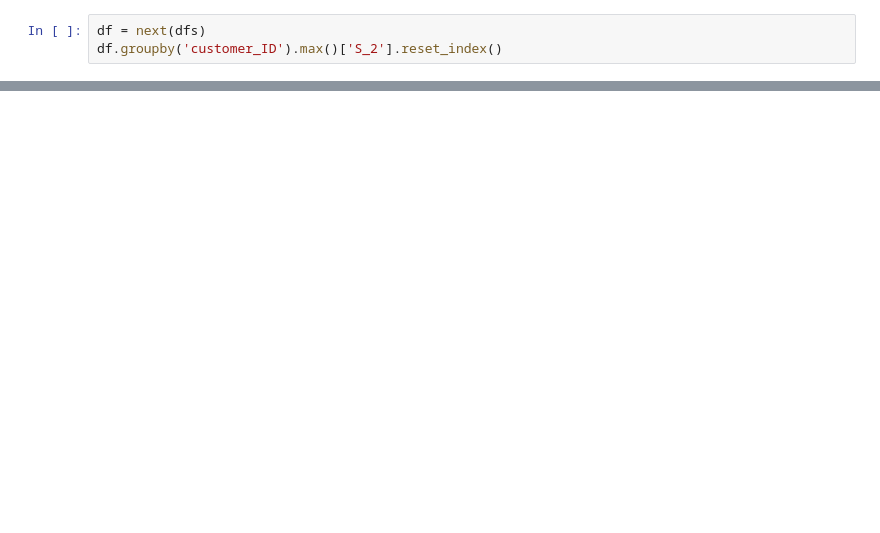
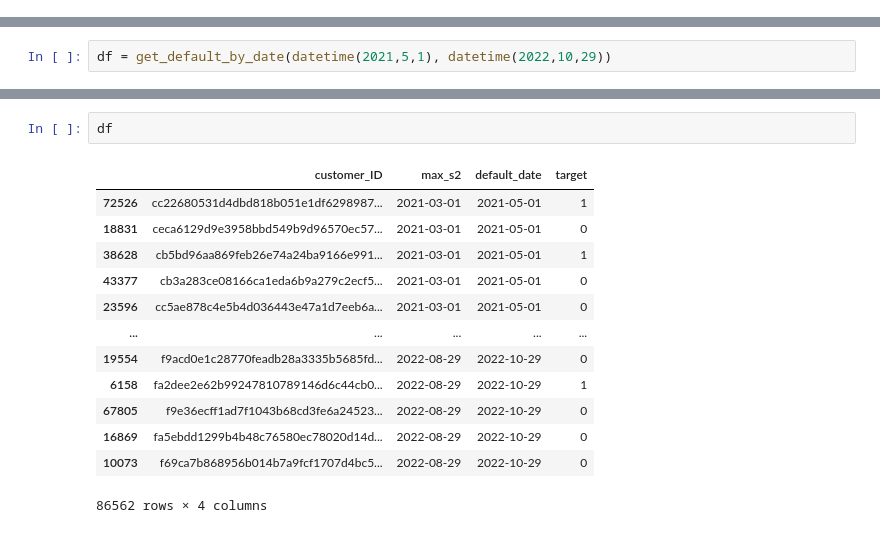
Before and after one commit to kenghooi-teoh/skyteam-zenml, a Jupyter notebook: notebook/test_sql.ipynb, the cells around one changed output, grey strips where cells are left out. Drawn from its saved outputs; the diff is of its cells as text; blank space fills up the shorter version.

```diff
--- a/notebook/test_sql.ipynb
+++ b/notebook/test_sql.ipynb
@@ -14,3 +19,0 @@ dfs = pd.read_sql('select * from train_data', engine, chunksize=1000)
-# %%
-df = next(dfs)
-df.groupby('customer_ID').max()['S_2'].reset_index()
@@ -110,0 +156,2 @@ AttributeError: 'Series' object has no attribute 'year'
+# %%
+df = get_default_by_date(datetime(2021,5,1), datetime(2022,10,29))
@@ -110,0 +197,16 @@ AttributeError: 'Series' object has no attribute 'year'
+# %%
+df
+# %% [output]
+|  | customer_ID | max_s2 | default_date | target |
+| 72526 | cc22680531d4dbd818b051e1df6298987... | 2021-03-01 | 2021-05-01 | 1 |
+| 18831 | ceca6129d9e3958bbd549b9d96570ec57... | 2021-03-01 | 2021-05-01 | 0 |
+| 38628 | cb5bd96aa869feb26e74a24ba9166e991... | 2021-03-01 | 2021-05-01 | 1 |
+| 43377 | cb3a283ce08166ca1eda6b9a279c2ecf5... | 2021-03-01 | 2021-05-01 | 0 |
+| 23596 | cc5ae878c4e5b4d036443e47a1d7eeb6a... | 2021-03-01 | 2021-05-01 | 0 |
+| ... | ... | ... | ... | ... |
+| 19554 | f9acd0e1c28770feadb28a3335b5685fd... | 2022-08-29 | 2022-10-29 | 0 |
+| 6158 | fa2dee2e62b99247810789146d6c44cb0... | 2022-08-29 | 2022-10-29 | 1 |
+| 67805 | f9e36ecff1ad7f1043b68cd3fe6a24523... | 2022-08-29 | 2022-10-29 | 0 |
+| 16869 | fa5ebdd1299b4b48c76580ec78020d14d... | 2022-08-29 | 2022-10-29 | 0 |
+| 10073 | f69ca7b868956b014b7a9fcf1707d4bc5... | 2022-08-29 | 2022-10-29 | 0 |
+86562 rows × 4 columns
```
Also changed, not shown: parts of 25 cells of this notebook, 4 other files.
